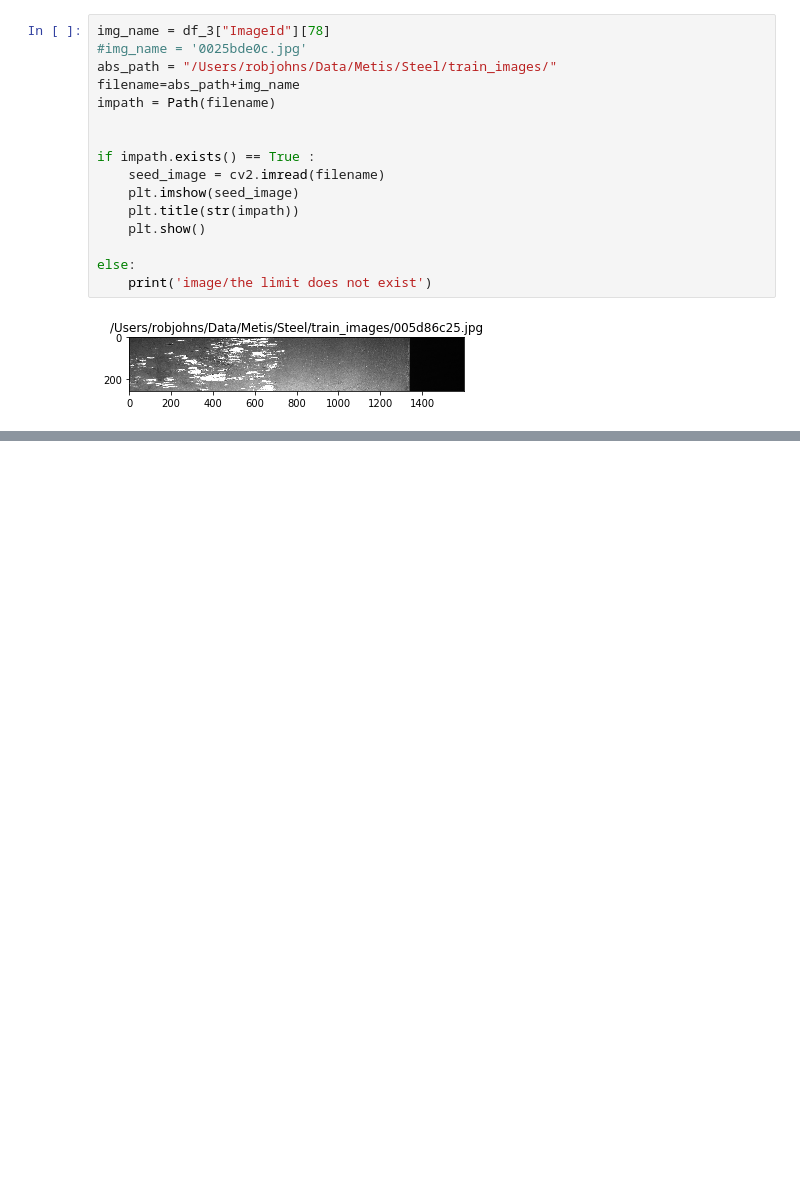
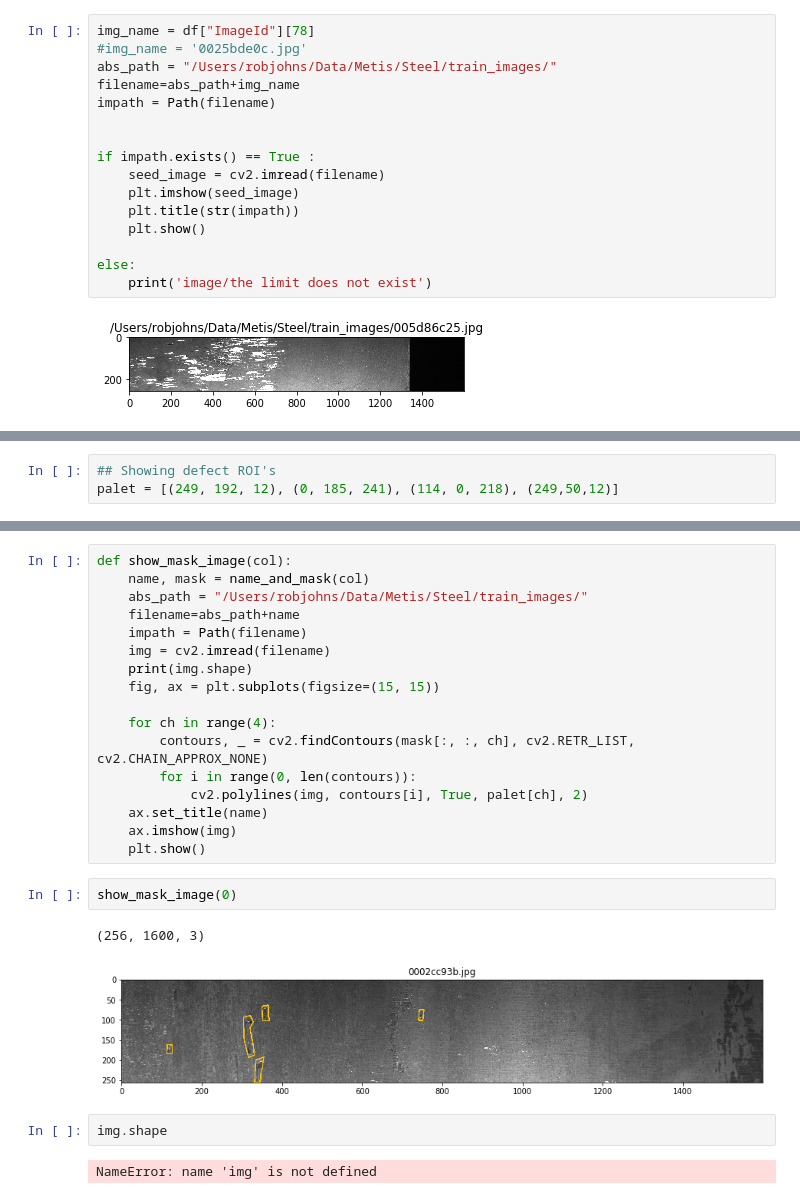
Before and after one commit to RWJohns/ComputerVision_Steel, a Jupyter notebook: Data_Organize.ipynb, the cells around one changed output, grey strips where cells are left out. Saved outputs shown, nothing was run; the diff lists cells and outputs as text; blank space fills up the shorter version.

Commit message:
Process input data and visualize masks

```diff
--- a/Data_Organize.ipynb
+++ b/Data_Organize.ipynb
@@ -72,5 +69,5 @@ df_3.head()
 # %%
-img_name = df_3["ImageId"][78]
+img_name = df["ImageId"][78]
 #img_name = '0025bde0c.jpg'
 abs_path = "/Users/robjohns/Data/Metis/Steel/train_images/"
 filename=abs_path+img_name
@@ -93,0 +91,3 @@ seed_image.shape
+# %%
+## Showing defect ROI's
+palet = [(249, 192, 12), (0, 185, 241), (114, 0, 218), (249,50,12)]
@@ -93,0 +164,26 @@ seed_image.shape
+# %%
+def show_mask_image(col):
+    name, mask = name_and_mask(col)
+    abs_path = "/Users/robjohns/Data/Metis/Steel/train_images/"
+    filename=abs_path+name
+    impath = Path(filename)
+    img = cv2.imread(filename)
+    print(img.shape)
+    fig, ax = plt.subplots(figsize=(15, 15))
+
+    for ch in range(4):
+        contours, _ = cv2.findContours(mask[:, :, ch], cv2.RETR_LIST, cv2.CHAIN_APPROX_NONE)
+        for i in range(0, len(contours)):
+            cv2.polylines(img, contours[i], True, palet[ch], 2)
+    ax.set_title(name)
+    ax.imshow(img)
+    plt.show()
+# %%
+show_mask_image(0)
+# %% [output]
+(256, 1600, 3)
+[figure, added]
+# %%
+img.shape
+# %% [output]
+NameError: name 'img' is not defined
```
Also changed, not shown: parts of 13 cells of this notebook.
